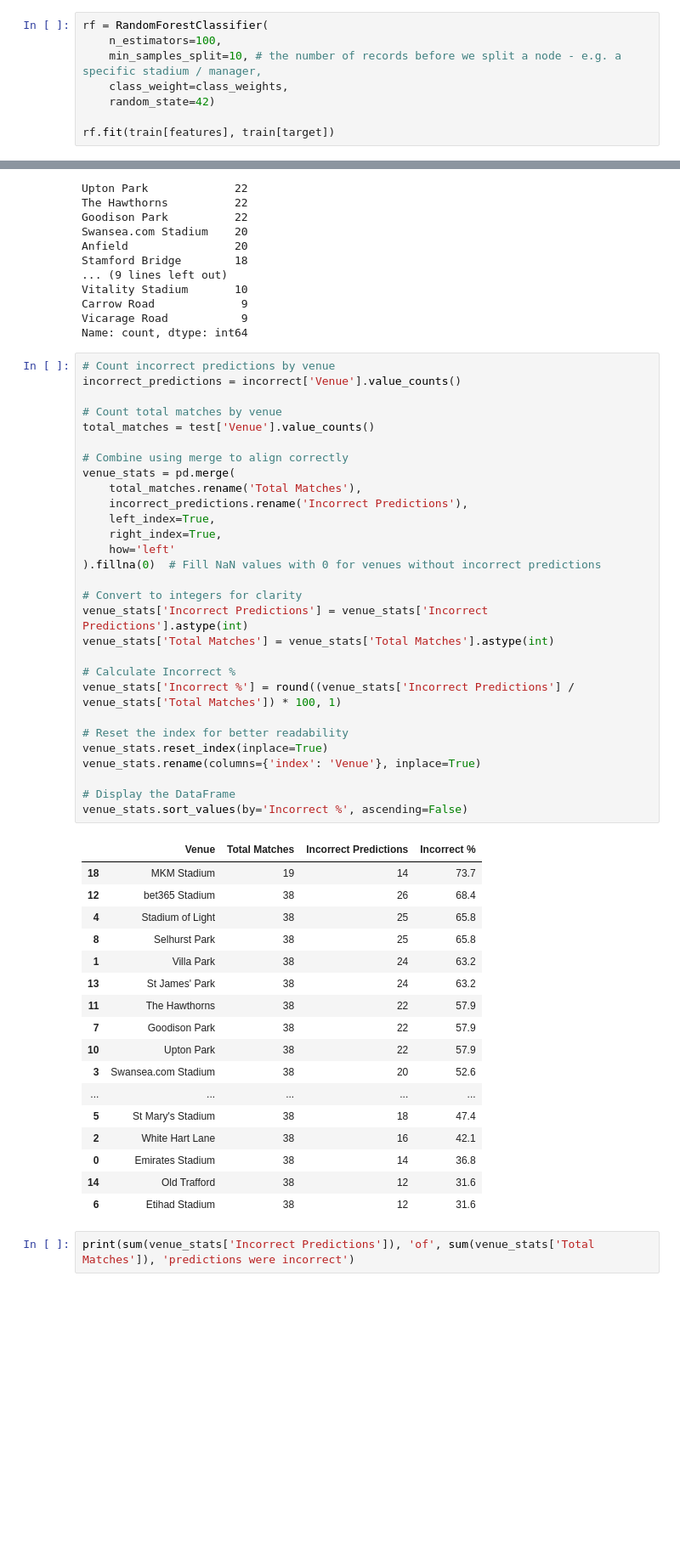
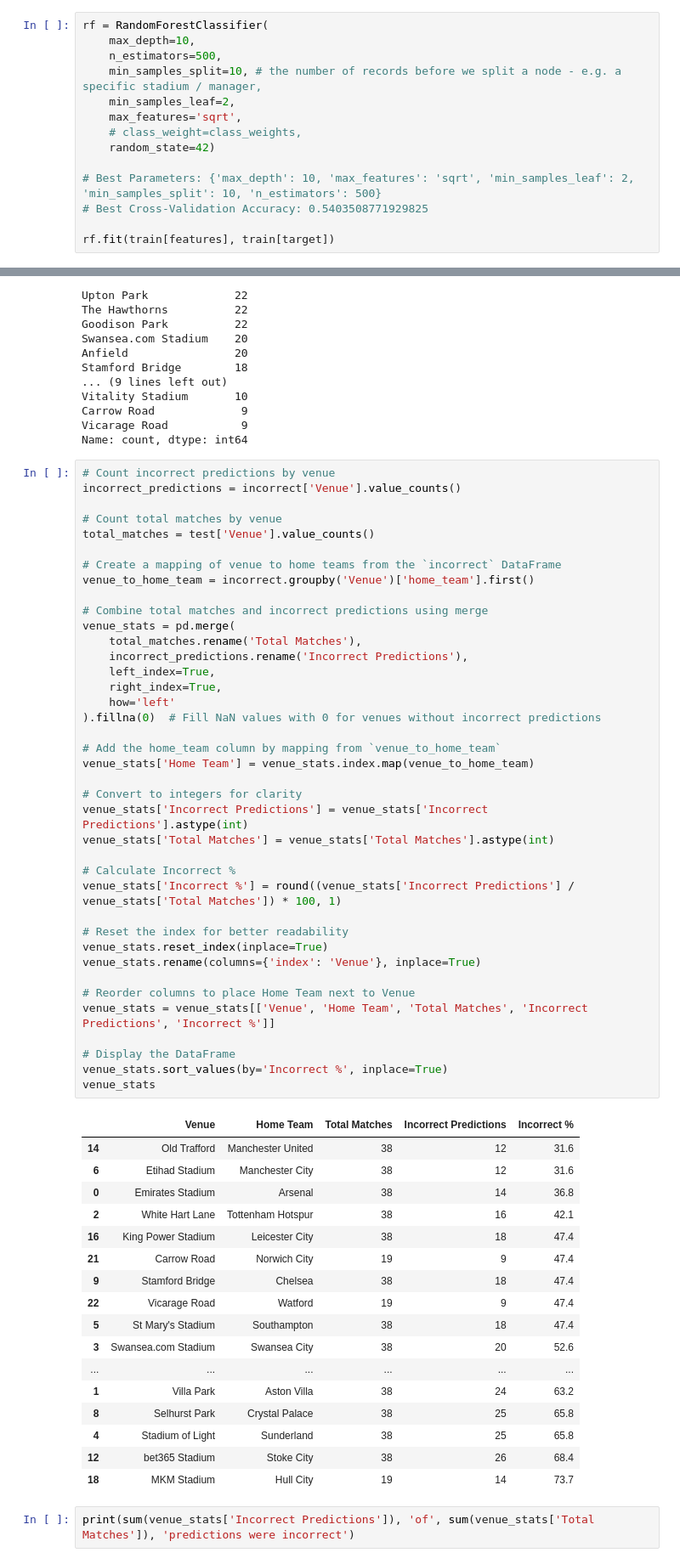
Before and after one commit to tjjdoherty/football-project-mvp, a Jupyter notebook: random_forest_prem.ipynb, the cells around one changed output, grey strips where cells are left out. Shown at 85% size. Drawn from its saved outputs; the diff is of its cells as text; blank space fills up the shorter version.

```diff
--- a/random_forest_prem.ipynb
+++ b/random_forest_prem.ipynb
@@ -197,10 +197,16 @@ class_weights = {0: 1 / 0.258,
                  -1: 1 / 0.457}  # Adjust these based on base rates
 # %%
 rf = RandomForestClassifier(
-    n_estimators=100,
+    max_depth=10,
+    n_estimators=500,
     min_samples_split=10, # the number of records before we split a node - e.g. a specific stadium / manager,
-    class_weight=class_weights,
+    min_samples_leaf=2,
+    max_features='sqrt',
+    # class_weight=class_weights,
     random_state=42)
 
+# Best Parameters: {'max_depth': 10, 'max_features': 'sqrt', 'min_samples_leaf': 2, 'min_samples_split': 10, 'n_estimators': 500}
+# Best Cross-Validation Accuracy: 0.5403508771929825
+
 rf.fit(train[features], train[target])
 # %% [output]
@@ -436,50 +472,60 @@ Name: count, dtype: int64
 # %%
 # Count incorrect predictions by venue
 incorrect_predictions = incorrect['Venue'].value_counts()
 
 # Count total matches by venue
 total_matches = test['Venue'].value_counts()
 
-# Combine using merge to align correctly
+# Create a mapping of venue to home teams from the `incorrect` DataFrame
+venue_to_home_team = incorrect.groupby('Venue')['home_team'].first()
+
+# Combine total matches and incorrect predictions using merge
 venue_stats = pd.merge(
     total_matches.rename('Total Matches'),
     incorrect_predictions.rename('Incorrect Predictions'),
     left_index=True,
     right_index=True,
     how='left'
 ).fillna(0)  # Fill NaN values with 0 for venues without incorrect predictions
+
+# Add the home_team column by mapping from `venue_to_home_team`
+venue_stats['Home Team'] = venue_stats.index.map(venue_to_home_team)
 
 # Convert to integers for clarity
 venue_stats['Incorrect Predictions'] = venue_stats['Incorrect Predictions'].astype(int)
 venue_stats['Total Matches'] = venue_stats['Total Matches'].astype(int)
 
 # Calculate Incorrect %
 venue_stats['Incorrect %'] = round((venue_stats['Incorrect Predictions'] / venue_stats['Total Matches']) * 100, 1)
 
 # Reset the index for better readability
 venue_stats.reset_index(inplace=True)
 venue_stats.rename(columns={'index': 'Venue'}, inplace=True)
 
+# Reorder columns to place Home Team next to Venue
+venue_stats = venue_stats[['Venue', 'Home Team', 'Total Matches', 'Incorrect Predictions', 'Incorrect %']]
+
 # Display the DataFrame
-venue_stats.sort_values(by='Incorrect %', ascending=False)
+venue_stats.sort_values(by='Incorrect %', inplace=True)
+venue_stats
 # %% [output]
-|  | Venue | Total Matches | Incorrect Predictions | Incorrect % |
-| 18 | MKM Stadium | 19 | 14 | 73.7 |
-| 12 | bet365 Stadium | 38 | 26 | 68.4 |
-| 4 | Stadium of Light | 38 | 25 | 65.8 |
-| 8 | Selhurst Park | 38 | 25 | 65.8 |
-| 1 | Villa Park | 38 | 24 | 63.2 |
-| 13 | St James' Park | 38 | 24 | 63.2 |
-| 11 | The Hawthorns | 38 | 22 | 57.9 |
-| 7 | Goodison Park | 38 | 22 | 57.9 |
-| 10 | Upton Park | 38 | 22 | 57.9 |
-| 3 | Swansea.com Stadium | 38 | 20 | 52.6 |
-| ... | ... | ... | ... | ... |
-| 5 | St Mary's Stadium | 38 | 18 | 47.4 |
-| 2 | White Hart Lane | 38 | 16 | 42.1 |
-| 0 | Emirates Stadium | 38 | 14 | 36.8 |
-| 14 | Old Trafford | 38 | 12 | 31.6 |
-| 6 | Etihad Stadium | 38 | 12 | 31.6 |
+|  | Venue | Home Team | Total Matches | Incorrect Predictions | Incorrect % |
+| 14 | Old Trafford | Manchester United | 38 | 12 | 31.6 |
+| 6 | Etihad Stadium | Manchester City | 38 | 12 | 31.6 |
+| 0 | Emirates Stadium | Arsenal | 38 | 14 | 36.8 |
+| 2 | White Hart Lane | Tottenham Hotspur | 38 | 16 | 42.1 |
+| 16 | King Power Stadium | Leicester City | 38 | 18 | 47.4 |
+| 21 | Carrow Road | Norwich City | 19 | 9 | 47.4 |
+| 9 | Stamford Bridge | Chelsea | 38 | 18 | 47.4 |
+| 22 | Vicarage Road | Watford | 19 | 9 | 47.4 |
+| 5 | St Mary's Stadium | Southampton | 38 | 18 | 47.4 |
+| 3 | Swansea.com Stadium | Swansea City | 38 | 20 | 52.6 |
+| ... | ... | ... | ... | ... | ... |
+| 1 | Villa Park | Aston Villa | 38 | 24 | 63.2 |
+| 8 | Selhurst Park | Crystal Palace | 38 | 25 | 65.8 |
+| 4 | Stadium of Light | Sunderland | 38 | 25 | 65.8 |
+| 12 | bet365 Stadium | Stoke City | 38 | 26 | 68.4 |
+| 18 | MKM Stadium | Hull City | 19 | 14 | 73.7 |
 # %%
 print(sum(venue_stats['Incorrect Predictions']), 'of', sum(venue_stats['Total Matches']), 'predictions were incorrect')
 # %% [output]
```
Also changed, not shown: parts of 5 cells of this notebook.
